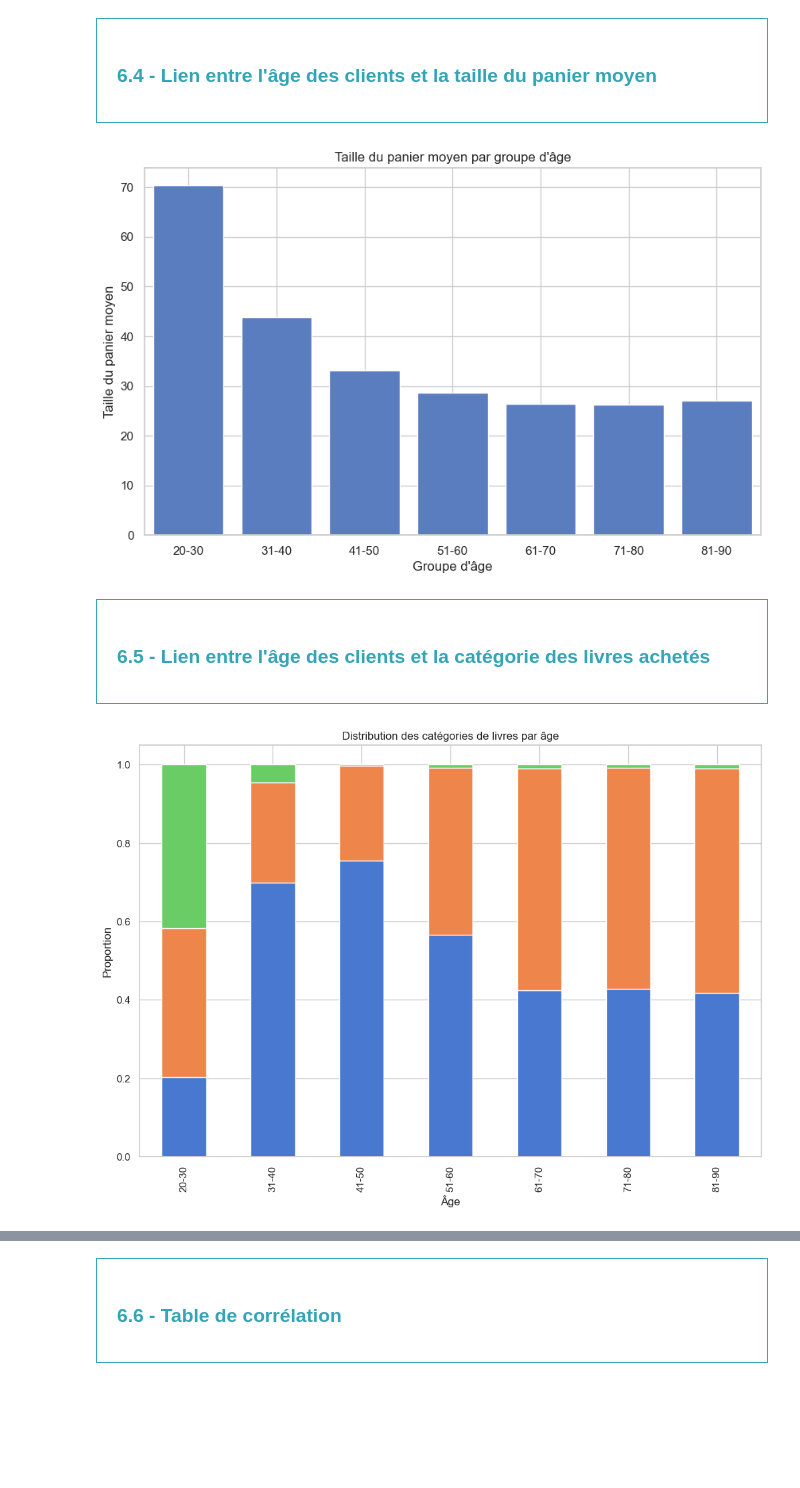
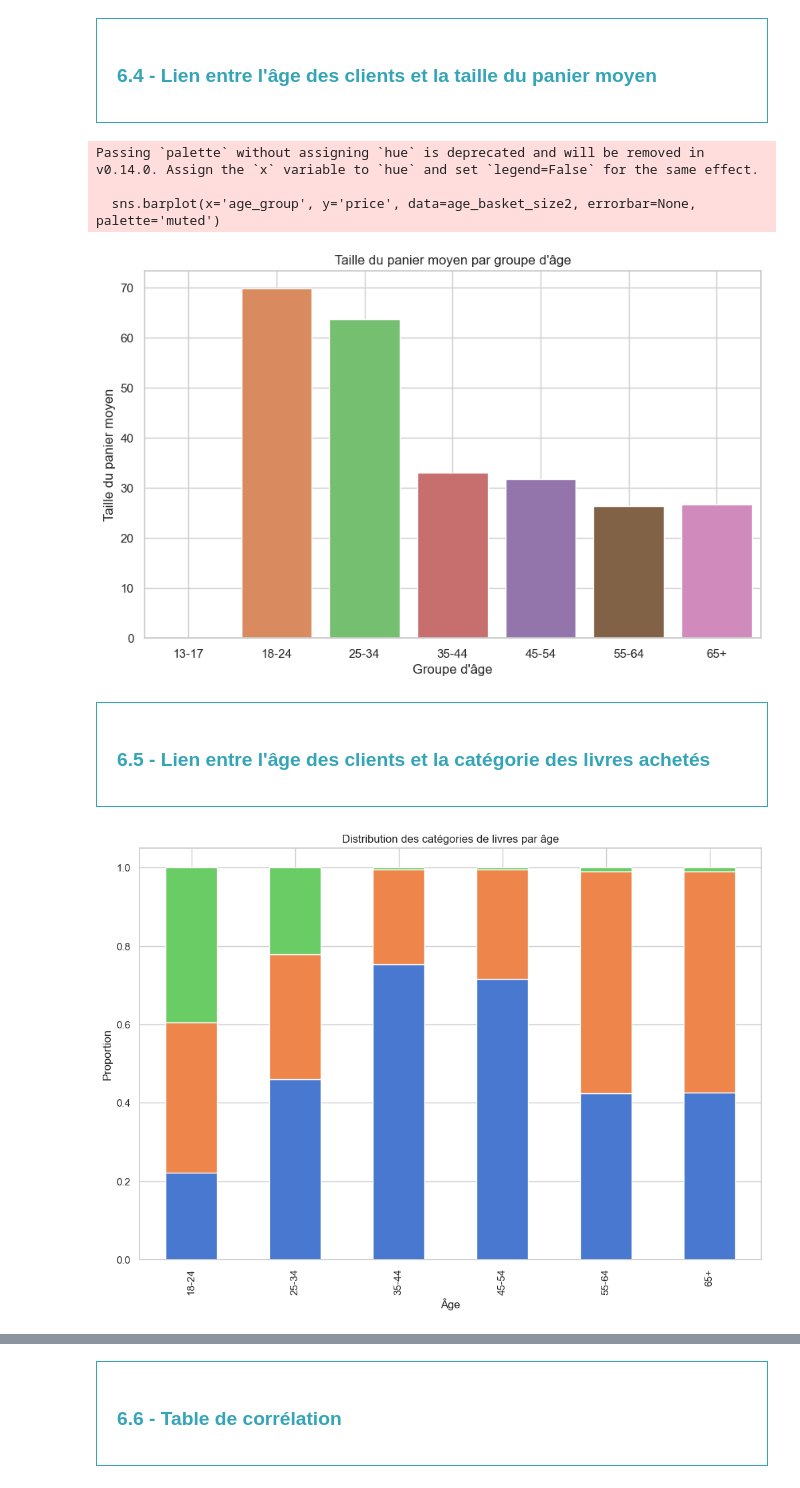
Before and after one commit to obenmaha/analyse-ventes-librairie, a Jupyter notebook: Analyse des Vente_V3.ipynb, the cells around one changed output, grey strips where cells are left out. Saved outputs shown, nothing was run; the diff lists cells and outputs as text; code cells hidden in the pictures; blank space fills up the shorter version.

```diff
--- a/Analyse des Vente_V3.ipynb
+++ b/Analyse des Vente_V3.ipynb
@@ -757,0 +1117,3 @@ Freq: M, Name: price, dtype: float64
+# %%
+df_merge_btoc = df_btoc.merge(df_customers,how='outer', on='client_id',indicator='_merge')
+df_merge_btoc
@@ -757,0 +1198,10 @@ Freq: M, Name: price, dtype: float64
+# %%
+# Calculer le pourcentage des données mises de côté dans le df BtoB
+per_df_btoc = (df_merge_btoc['_merge'].value_counts()['right_only'] / df_merge_btoc['_merge'].value_counts()['both']) * 100
+
+print(f'Nous avons décidé de laisser de côté {per_df_btoc:.3f}% de données sans achat dont nous allons nous séparer pour le DF BtoC.')
+# Clean (Pour l'instant on décide d'extraire ces données, en attendant la confirmation du client, cela va nous permettre de continuer notre analyse)
+df_btoc_nul = df_merge_btoc[df_merge_btoc["_merge"]=='right_only']
+del df_btoc_nul['_merge']
+df_merge_btoc = df_merge_btoc[df_merge_btoc["_merge"]=='both']
+del df_merge_btoc['_merge']
@@ -789,0 +1232,15 @@ Name: count, dtype: int64
+# %%
+# Extraire l'heure de la journée
+df_merge_btoc['hour'] = df_merge_btoc['date'].dt.hour
+
+# Compter le nombre de transactions par heure
+transactions_by_hour_btoc = df_merge_btoc.groupby('hour')['session_id'].count()
+
+# Tracer le graphique
+plt.figure(figsize=(12, 6))
+sns.lineplot(x=transactions_by_hour_btoc.index, y=transactions_by_hour_btoc.values, marker='o')
+plt.title("Nombre de transactions par heure de la journée")
+plt.xlabel("Heure de la journée")
+plt.ylabel("Nombre de transactions")
+plt.grid(True)
+plt.show()
@@ -933,11 +1316,16 @@ plt.show()
 </div>
 # %%
 # Regrouper les âges en tranches d'âge
-bins = [20, 30, 40, 50, 60, 70, 80, 90]
-labels = ['20-30', '31-40', '41-50', '51-60', '61-70', '71-80', '81-90']
-df_merge['age_group'] = pd.cut(df_merge['age'], bins=bins, labels=labels, right=False)
+bins = [13, 18, 25, 35, 45, 55, 65, 90]
+labels = ['13-17', '18-24', '25-34', '35-44', '45-54', '55-64', '65+']
+
+# Créer une nouvelle colonne 'age_group' avec les tranches d'âge
+df_merge_btoc['age_group'] = pd.cut(df_merge_btoc['age'], bins=bins, labels=labels, right=False)
 
 # Vérifier la distribution des groupes d'âge
-df_merge['age_group'].value_counts()
+age_distribution = df_merge_btoc['age_group'].value_counts()
+
+# Afficher la distribution des groupes d'âge
+print(age_distribution)
 # %% [output]
 age_group
@@ -1014,38 +1420,41 @@ plt.show()
 </div>
 # %%
 # Calculer la taille du panier moyen par client
-age_basket_size2 = df_merge.groupby('client_id').agg({
+age_basket_size2 = df_merge_btoc.groupby('client_id').agg({
     'age_group': 'first',  # Utilise le groupe d'âge
-    'price': lambda x: x.sum() / df_merge.loc[x.index, 'session_id'].nunique()  # Calcul du panier moyen par client
+    'price': lambda x: x.sum() / df_merge_btoc.loc[x.index, 'session_id'].nunique()  # Calcul du panier moyen par client
 })
 
 # Visualisation avec un barplot par groupe d'âge
 plt.figure(figsize=(10, 6))
-sns.barplot(x='age_group', y='price', data=age_basket_size2, errorbar=None)
+sns.barplot(x='age_group', y='price', data=age_basket_size2, errorbar=None, palette='muted')
 plt.title("Taille du panier moyen par groupe d'âge")
 plt.xlabel("Groupe d'âge")
 plt.ylabel("Taille du panier moyen")
 plt.grid(True)
 plt.show()
 # %% [output]
+Passing `palette` without assigning `hue` is deprecated and will be removed in v0.14.0. Assign the `x` variable to `hue` and set `legend=False` for the same effect.
+
+  sns.barplot(x='age_group', y='price', data=age_basket_size2, errorbar=None, palette='muted')
-[figure, old version]
+[figure, new version]
 # %% [markdown]
 <div style="border: 1px solid RGB(51,165,182);" >
 <h3 style="margin: auto; padding: 20px; color: RGB(51,165,182); ">6.5 - Lien entre l'âge des clients et la catégorie des livres achetés</h3>
 </div>
 # %%
 # Calculer la distribution des catégories de livres par âge
-age_category_distribution = pd.crosstab(df_merge['age_group'], df_merge['categ'], normalize='index')
+age_category_distribution = pd.crosstab(df_merge_btoc['age_group'], df_merge_btoc['categ'], normalize='index')
 
 
 # Tracer un graphique en barres empilées
 age_category_distribution.plot(kind='bar', stacked=True, figsize=(12, 8), legend=False)
 plt.title("Distribution des catégories de livres par âge")
 plt.xlabel("Âge")
 plt.ylabel("Proportion")
 plt.show()
 # %% [output]
-[figure, old version]
+[figure, new version]
 # %%
 # Visualisation avec une heatmap
 plt.figure(figsize=(12, 8))
```
Also changed, not shown: parts of 63 cells of this notebook.
